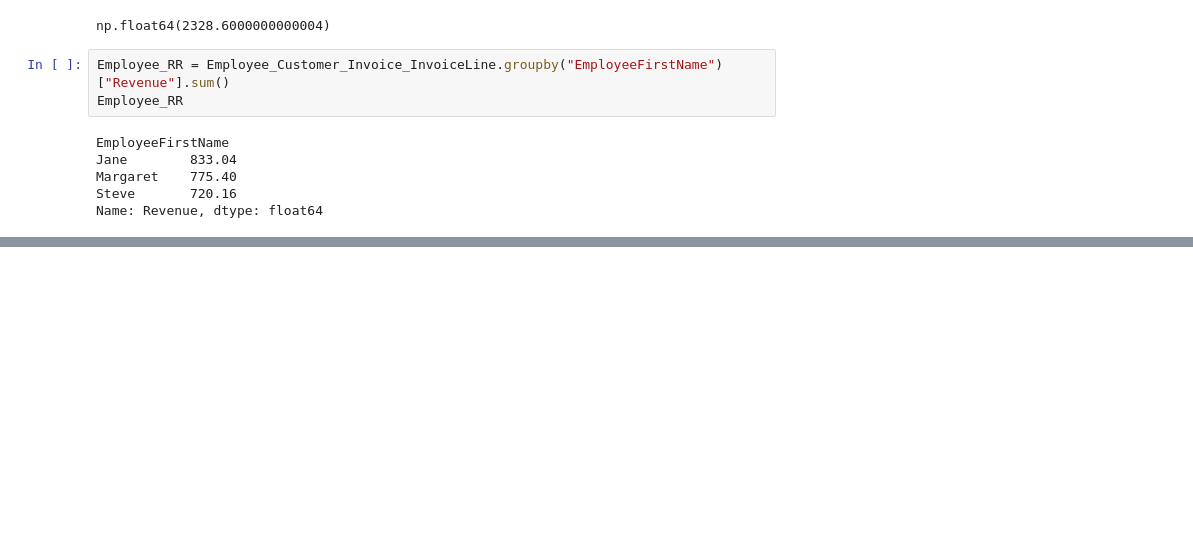
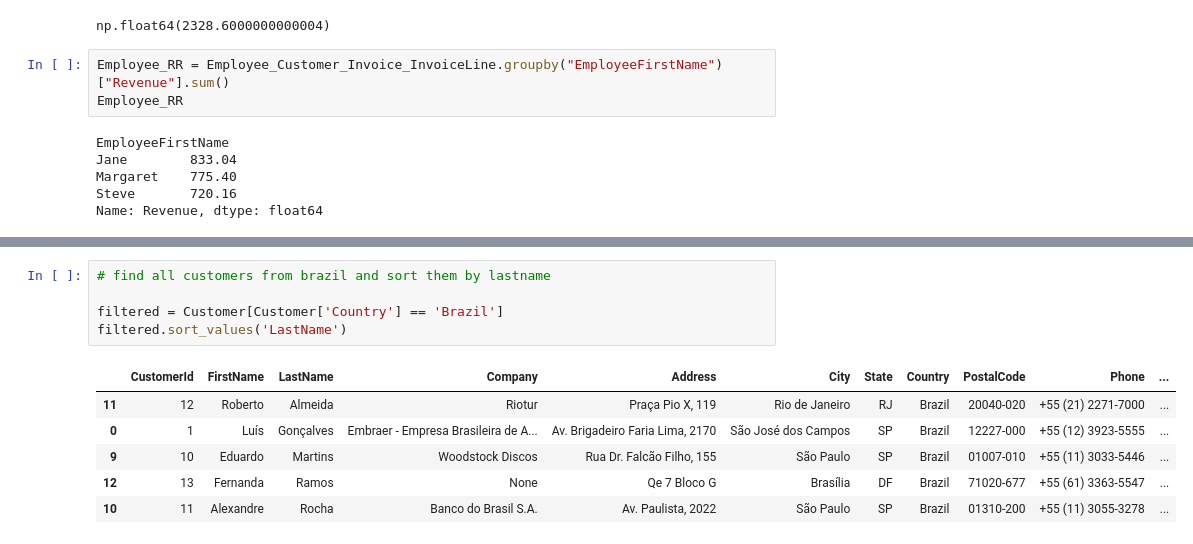
Before and after one commit to olaoluwaoyebola/PORA-Data-Science, a Jupyter notebook: Python/practical_class.ipynb, the cells around one changed output, grey strips where cells are left out. Drawn from its saved outputs; the diff is of its cells as text; blank space fills up the shorter version.

```diff
--- a/Python/practical_class.ipynb
+++ b/Python/practical_class.ipynb
@@ -183 +185,13 @@ Employee_RR.plot(kind = 'bar')
 [figure]
+# %%
+# find all customers from brazil and sort them by lastname
+
+filtered = Customer[Customer['Country'] == 'Brazil']
+filtered.sort_values('LastName')
+# %% [output]
+|  | CustomerId | FirstName | LastName | Company | Address | City | State | Country | PostalCode | Phone | ... |
+| 11 | 12 | Roberto | Almeida | Riotur | Praça Pio X, 119 | Rio de Janeiro | RJ | Brazil | 20040-020 | +55 (21) 2271-7000 | ... |
+| 0 | 1 | Luís | Gonçalves | Embraer - Empresa Brasileira de A... | Av. Brigadeiro Faria Lima, 2170 | São José dos Campos | SP | Brazil | 12227-000 | +55 (12) 3923-5555 | ... |
+| 9 | 10 | Eduardo | Martins | Woodstock Discos | Rua Dr. Falcão Filho, 155 | São Paulo | SP | Brazil | 01007-010 | +55 (11) 3033-5446 | ... |
+| 12 | 13 | Fernanda | Ramos | None | Qe 7 Bloco G | Brasília | DF | Brazil | 71020-677 | +55 (61) 3363-5547 | ... |
+| 10 | 11 | Alexandre | Rocha | Banco do Brasil S.A. | Av. Paulista, 2022 | São Paulo | SP | Brazil | 01310-200 | +55 (11) 3055-3278 | ... |
```
Also changed, not shown: parts of 13 cells of this notebook.
